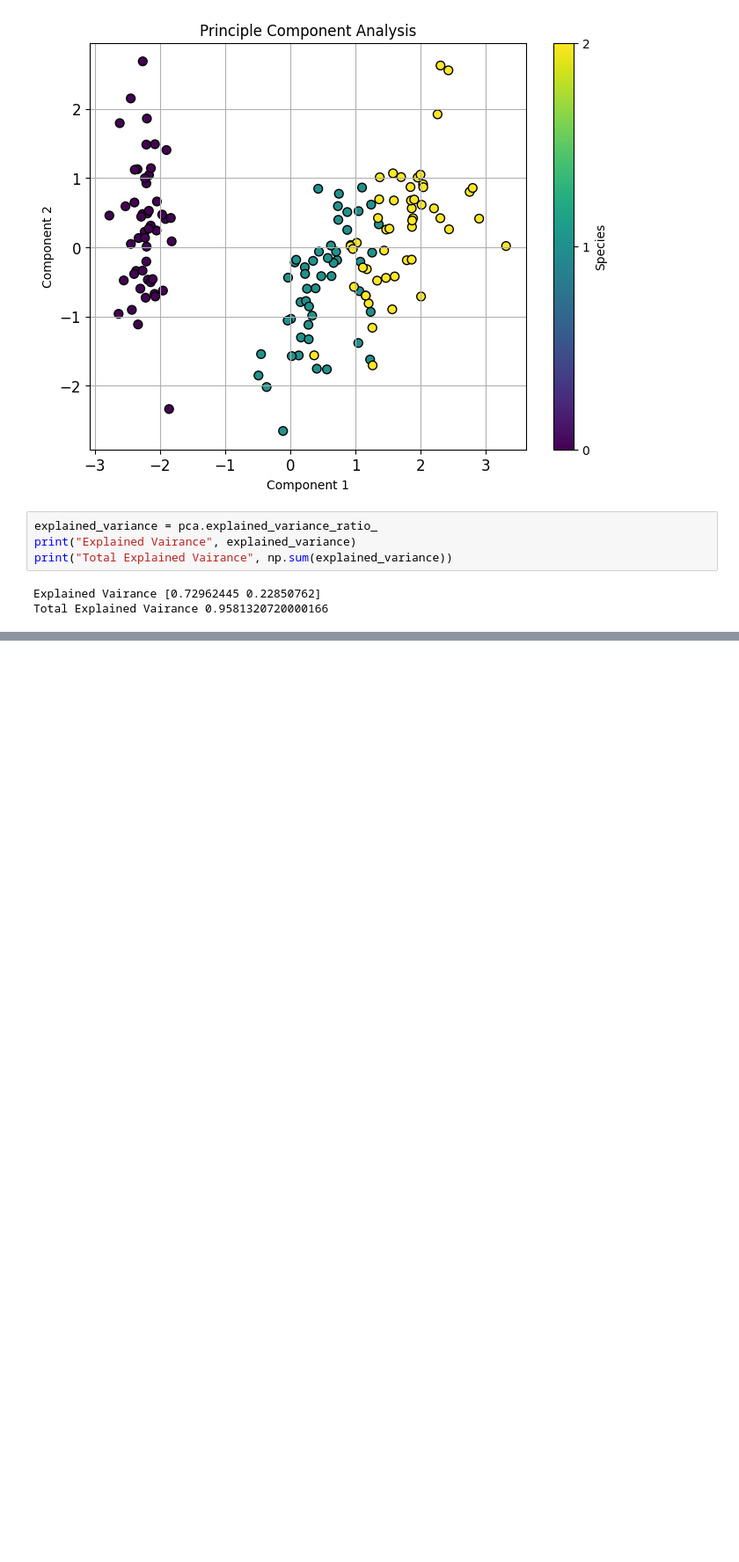
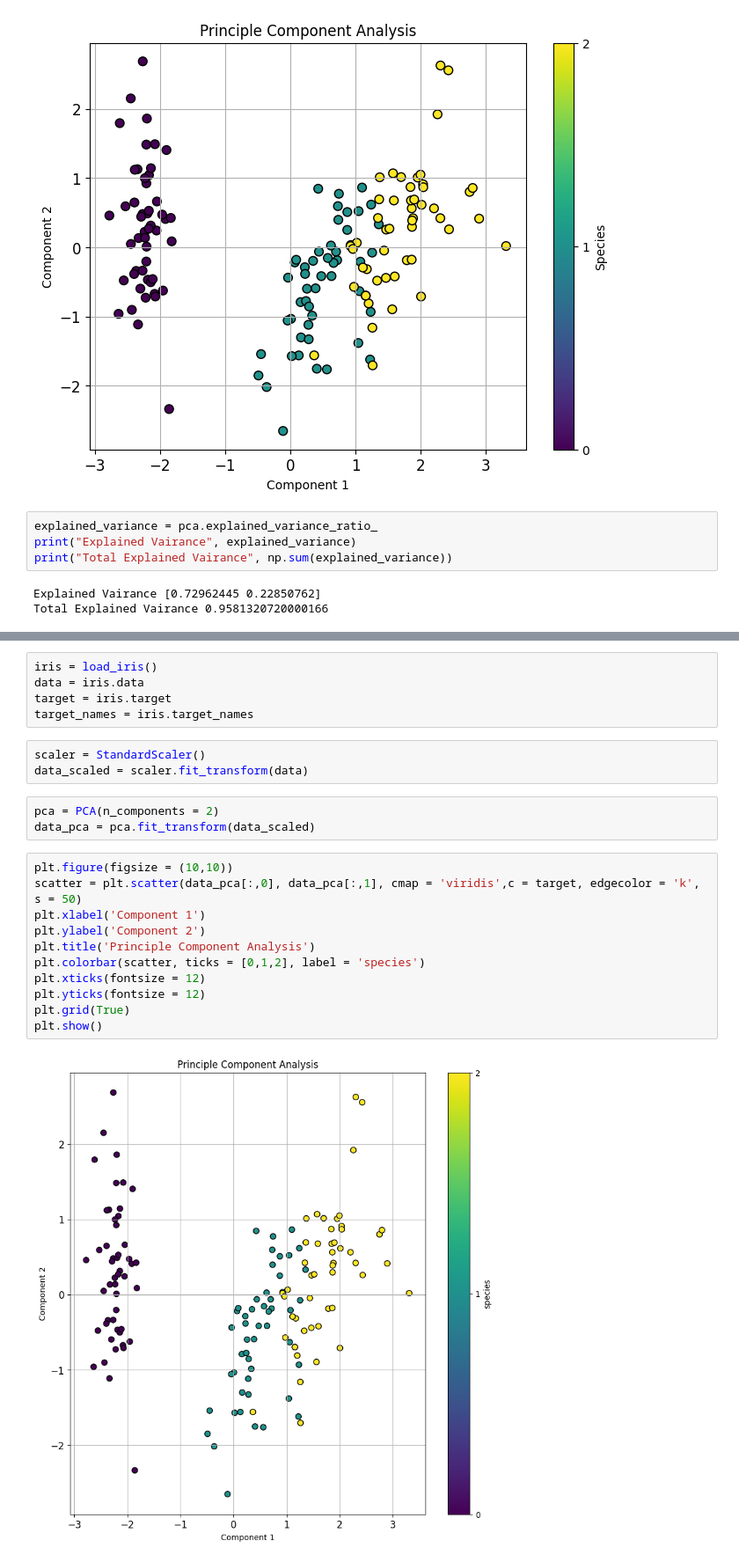
Before and after one commit to Kennethdsouza11/ML-LAB, a Jupyter notebook: Principle-Component-Analysis/main.ipynb, the cells around one changed output, grey strips where cells are left out. Shown at 88% size. Saved outputs shown, nothing was run; the diff lists cells and outputs as text; blank space fills up the shorter version.

```diff
--- a/Principle-Component-Analysis/main.ipynb
+++ b/Principle-Component-Analysis/main.ipynb
@@ -120,0 +129,24 @@ Total Explained Vairance 0.9581320720000166
+# %%
+iris = load_iris()
+data = iris.data
+target = iris.target
+target_names = iris.target_names
+# %%
+scaler = StandardScaler()
+data_scaled = scaler.fit_transform(data)
+# %%
+pca = PCA(n_components = 2)
+data_pca = pca.fit_transform(data_scaled)
+# %%
+plt.figure(figsize = (10,10))
+scatter = plt.scatter(data_pca[:,0], data_pca[:,1], cmap = 'viridis',c = target, edgecolor = 'k', s = 50)
+plt.xlabel('Component 1')
+plt.ylabel('Component 2')
+plt.title('Principle Component Analysis')
+plt.colorbar(scatter, ticks = [0,1,2], label = 'species')
+plt.xticks(fontsize = 12)
+plt.yticks(fontsize = 12)
+plt.grid(True)
+plt.show()
+# %% [output]
+[figure, added]
```
Also changed, not shown: parts of 2 cells of this notebook, 10 other files.
